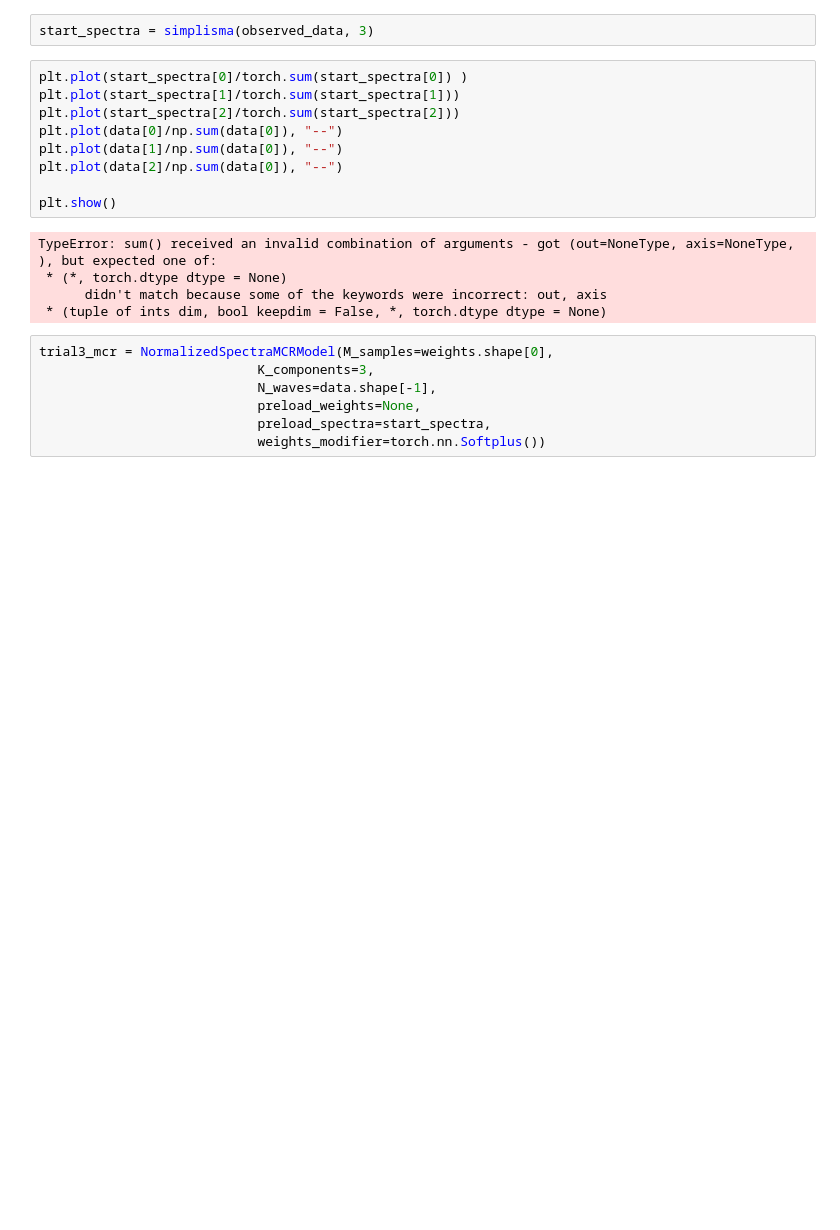
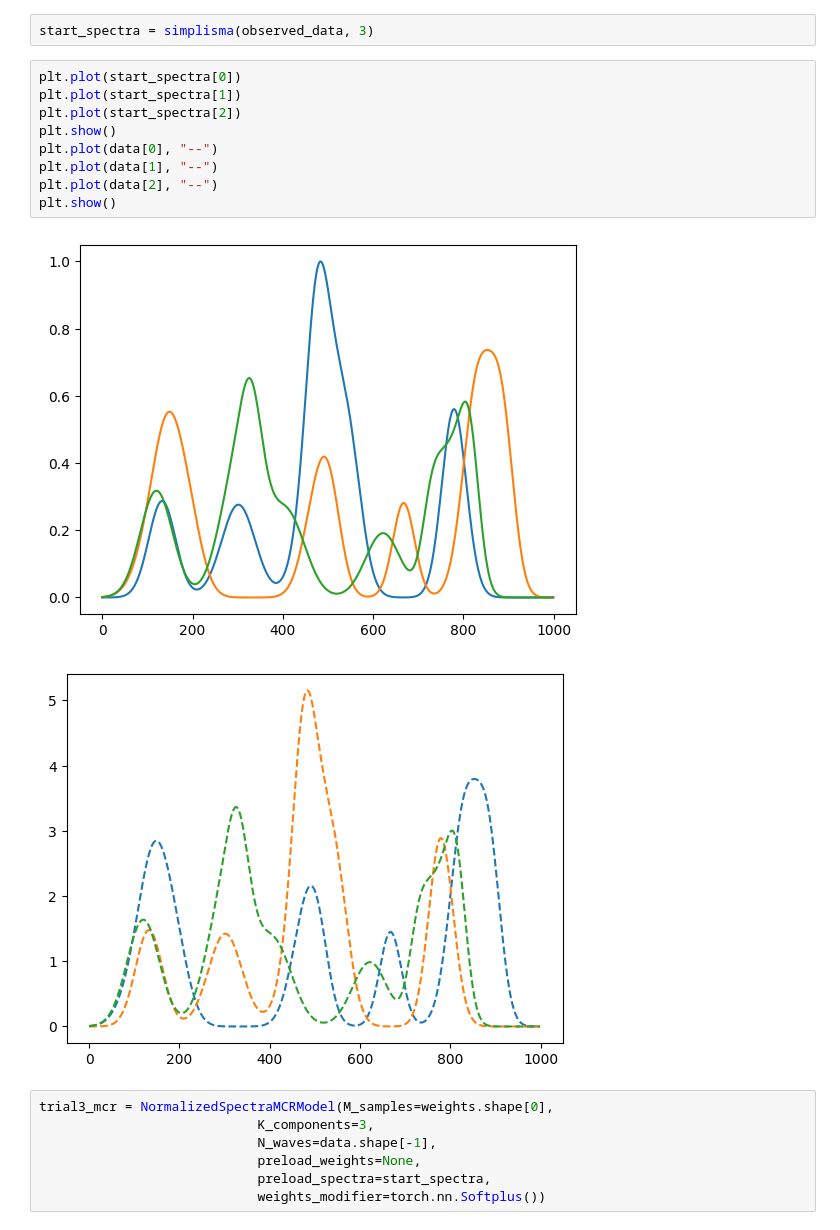
Before and after one commit to phzwart/torchmcr, a Jupyter notebook: notebooks/basic_usage.ipynb, the cells around one changed output. Saved outputs shown, nothing was run; the diff lists cells and outputs as text; blank space fills up the shorter version.

```diff
--- a/notebooks/basic_usage.ipynb
+++ b/notebooks/basic_usage.ipynb
@@ -205,19 +205,17 @@ from torchmcr.spectrainit import simplisma
 # %%
 start_spectra = simplisma(observed_data, 3)
 # %%
-plt.plot(start_spectra[0]/torch.sum(start_spectra[0]) )
-plt.plot(start_spectra[1]/torch.sum(start_spectra[1]))
-plt.plot(start_spectra[2]/torch.sum(start_spectra[2]))
-plt.plot(data[0]/np.sum(data[0]), "--")
-plt.plot(data[1]/np.sum(data[0]), "--")
-plt.plot(data[2]/np.sum(data[0]), "--")
-
+plt.plot(start_spectra[0])
+plt.plot(start_spectra[1])
+plt.plot(start_spectra[2])
 plt.show()
+plt.plot(data[0], "--")
+plt.plot(data[1], "--")
+plt.plot(data[2], "--")
+plt.show()
 # %% [output]
-TypeError: sum() received an invalid combination of arguments - got (out=NoneType, axis=NoneType, ), but expected one of:
- * (*, torch.dtype dtype = None)
-      didn't match because some of the keywords were incorrect: out, axis
- * (tuple of ints dim, bool keepdim = False, *, torch.dtype dtype = None)
+[figure, added]
+[figure, added]
 # %%
 trial3_mcr = NormalizedSpectraMCRModel(M_samples=weights.shape[0],
                             K_components=3,
```
Also changed, not shown: parts of 8 cells of this notebook.
